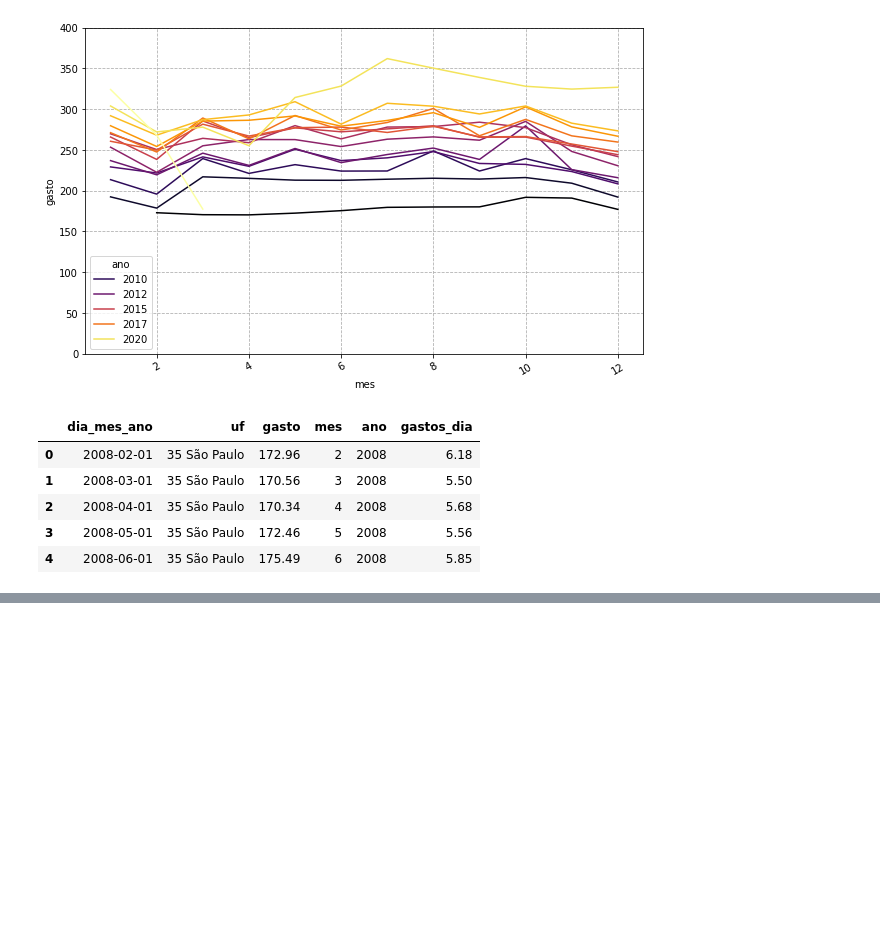
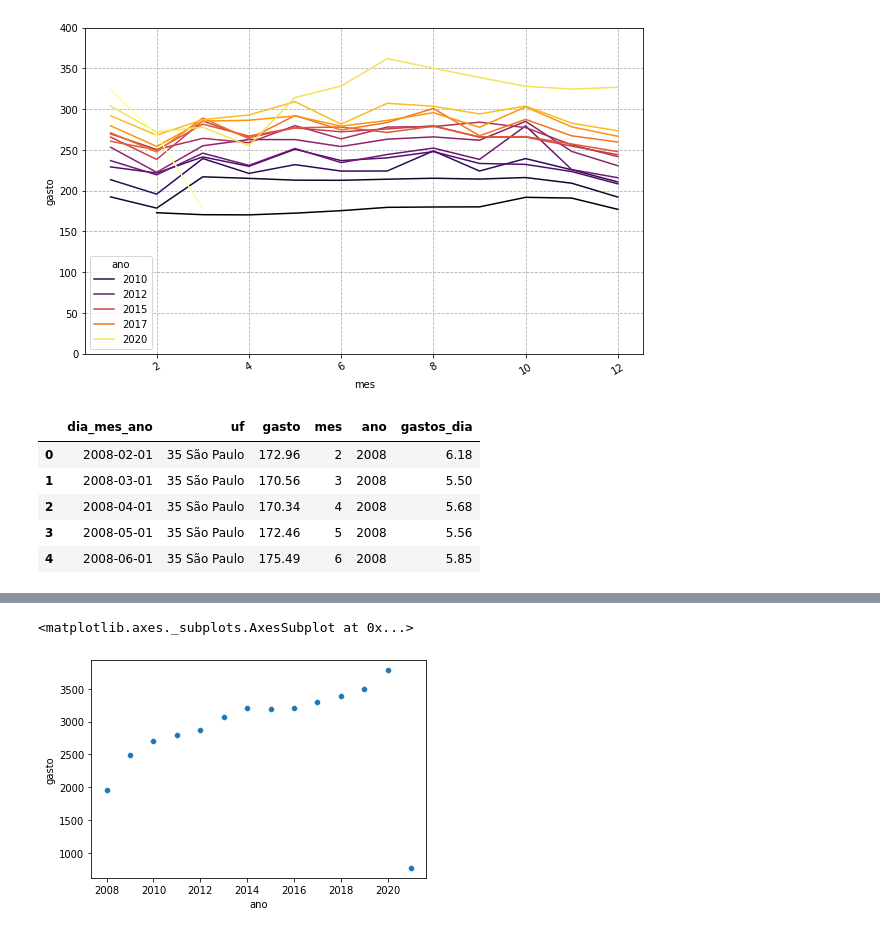
Before and after one commit to laugustovieira/BootCamp---Data-Science, a Jupyter notebook: BootCampDataScience.ipynb, the cells around one changed output, grey strips where cells are left out. Saved outputs shown, nothing was run; the diff lists cells and outputs as text; code cells hidden in the pictures; blank space fills up the shorter version.

```diff
--- a/BootCampDataScience.ipynb
+++ b/BootCampDataScience.ipynb
@@ -1086,0 +1116,5 @@ plt.show()
+# %%
+sns.scatterplot(data=gastos_por_ano_estado, x=gastos_por_ano_estado.index, y="gasto")
+# %% [output]
+<matplotlib.axes._subplots.AxesSubplot at 0x...>
+[figure, added]
```
Also changed, not shown: parts of 15 cells of this notebook.
